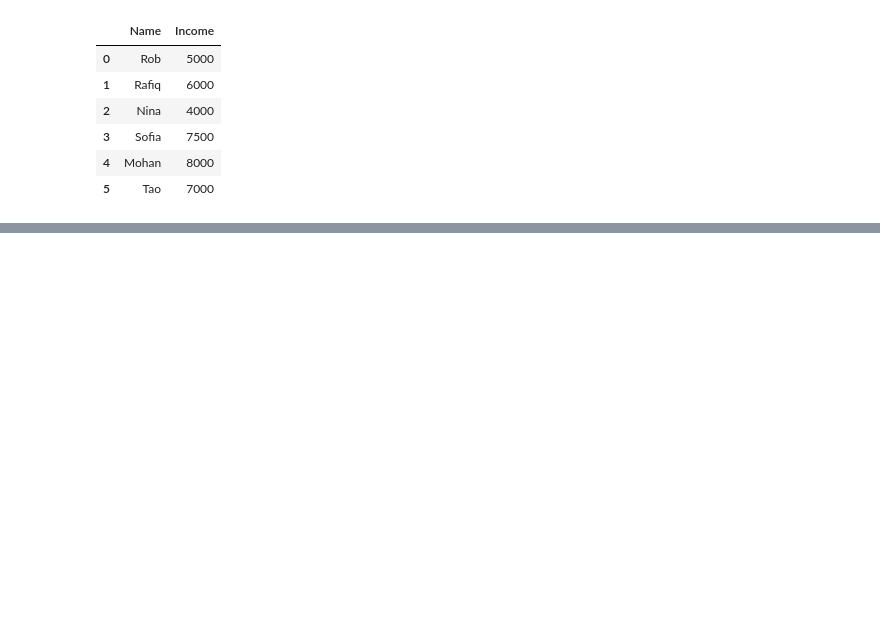
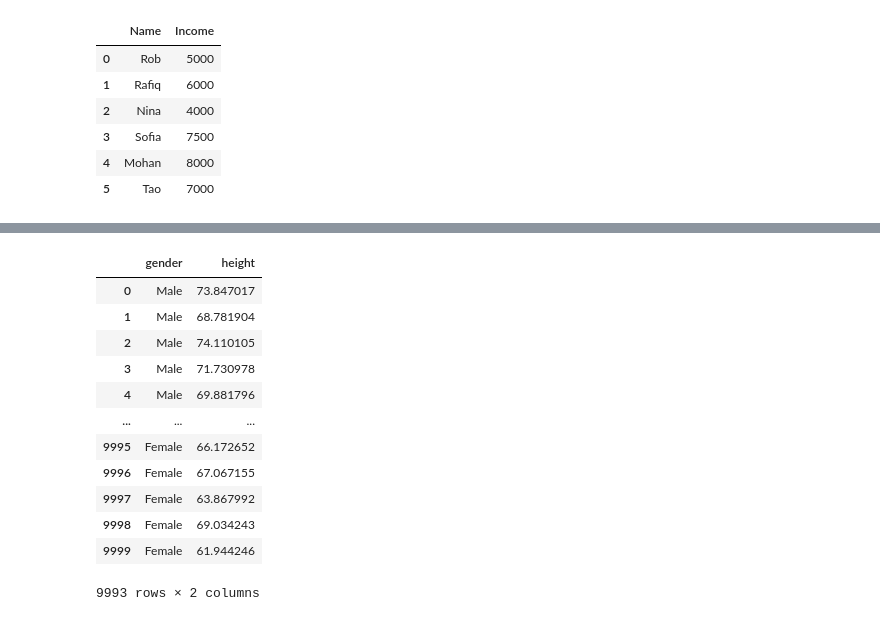
Before and after one commit to Payal2000/Statistics_Practice, a Jupyter notebook: Statistics_Practice.ipynb, the cells around one changed output, grey strips where cells are left out. Drawn from its saved outputs; the diff is of its cells as text; code cells hidden in the pictures; blank space fills up the shorter version.

```diff
--- a/Statistics_Practice.ipynb
+++ b/Statistics_Practice.ipynb
@@ -82,0 +161,17 @@ data_no_outlier
+# %%
+data1_no_outlier = data1[(data1.height > 54.824) & (data1.height < 77.910)]
+data1_no_outlier
+# %% [output]
+|  | gender | height |
+| 0 | Male | 73.847017 |
+| 1 | Male | 68.781904 |
+| 2 | Male | 74.110105 |
+| 3 | Male | 71.730978 |
+| 4 | Male | 69.881796 |
+| ... | ... | ... |
+| 9995 | Female | 66.172652 |
+| 9996 | Female | 67.067155 |
+| 9997 | Female | 63.867992 |
+| 9998 | Female | 69.034243 |
+| 9999 | Female | 61.944246 |
+9993 rows × 2 columns
```
Also changed, not shown: parts of 17 cells of this notebook.
